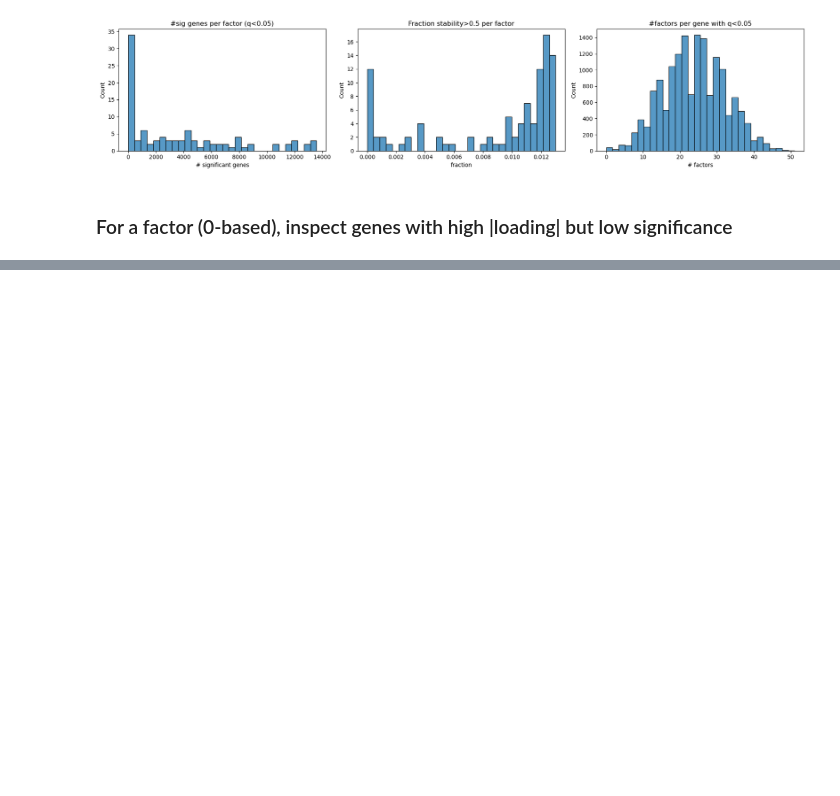
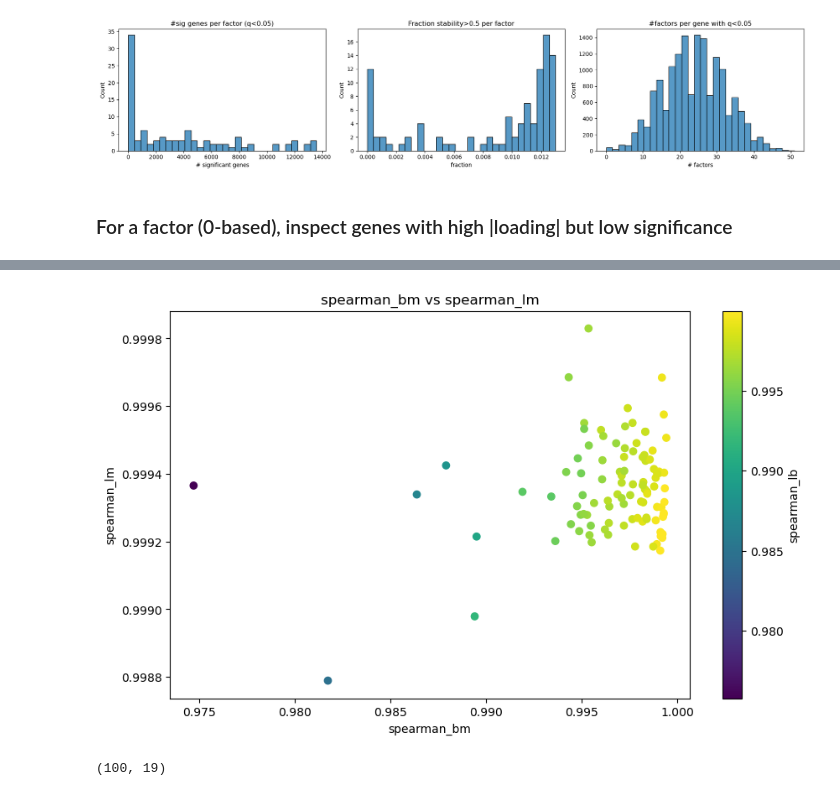
Before and after one commit to MinhangXu/sc_classification, a Jupyter notebook: notebooks/factosig_result_Oct2025/compare_different_significance_method_Oct14.ipynb, the cells around one changed output, grey strips where cells are left out. Drawn from its saved outputs; the diff is of its cells as text; code cells hidden in the pictures; blank space fills up the shorter version.

```diff
--- a/notebooks/factosig_result_Oct2025/compare_different_significance_method_Oct14.ipynb
+++ b/notebooks/factosig_result_Oct2025/compare_different_significance_method_Oct14.ipynb
@@ -582,0 +496,17 @@ plt.show()
+# %%
+# plot the rank_stats_df
+import matplotlib.pyplot as plt
+
+plt.figure(figsize=(10, 6))
+plt.scatter(rank_stats_df["spearman_bm"], rank_stats_df["spearman_lm"], c=rank_stats_df["spearman_lb"], cmap="viridis")
+plt.colorbar(label="spearman_lb")
+plt.xlabel("spearman_bm")
+plt.ylabel("spearman_lm")
+plt.title("spearman_bm vs spearman_lm")
+plt.show()
+# %% [output]
+[figure, added]
+# %%
+rank_stats_df.shape
+# %% [output]
+(100, 19)
```
Also changed, not shown: parts of 36 cells of this notebook, 33 other files.
